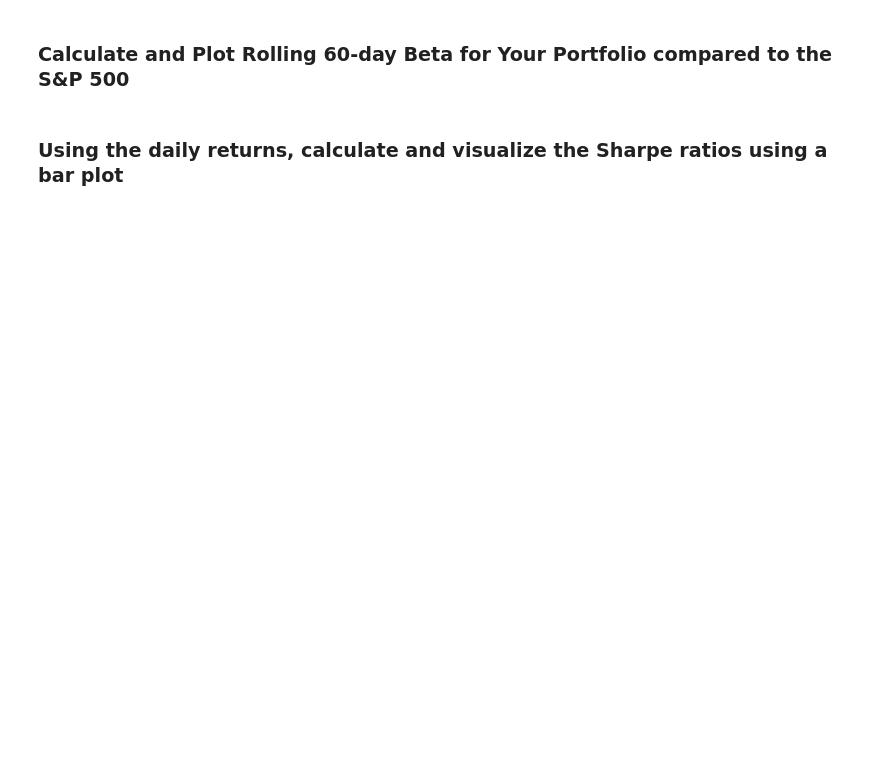
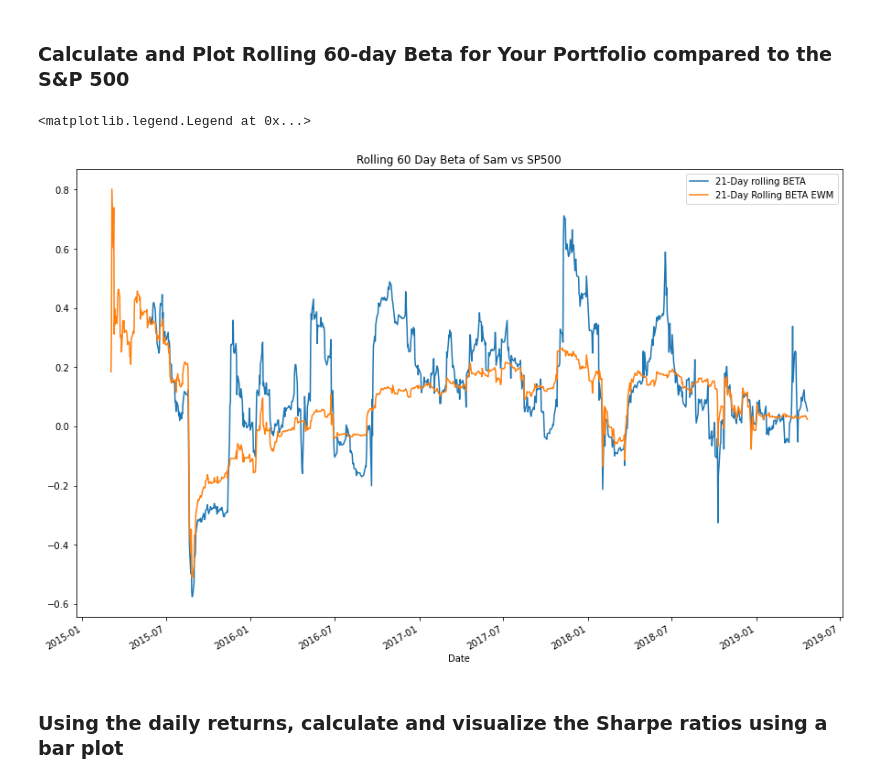
Before and after one commit to spearl7076/Unit4-Homework, a Jupyter notebook: whale_analysis.ipynb, the cells around one changed output. Cells and saved outputs as stored; diff of their text form; code cells hidden in the pictures; blank space fills up the shorter version.

```diff
--- a/whale_analysis.ipynb
+++ b/whale_analysis.ipynb
@@ -471,3 +598,21 @@ weights = [1/3, 1/3, 1/3]
+# %%
+# Calculate and plot Beta
+sam_cov60D = total_portfolio['Sam'].rolling(window=60).cov(total_portfolio['SP500'])
+sam_cov60D_ewm = total_portfolio['Sam'].ewm(halflife=60).cov(total_portfolio['SP500'])
+# Calculate 60-day rolling variance of S&P 500
+Total_SPvar60D = total_portfolio['SP500'].rolling(window=60).var()
+Total_SPvar60D_ewm = total_portfolio['SP500'].ewm(halflife=60).var()
+# Computing beta
+sam_beta60D = sam_cov60D / Total_SPvar60D
+sam_beta60D_ewm = sam_cov60D_ewm / Total_SPvar60D_ewm
+# Plot beta trend
+ax = sam_beta60D.plot(figsize=[15,10], title="Rolling 60 Day Beta of Sam vs SP500")
+sam_beta60D_ewm.plot(ax=ax)
+ax.legend(['21-Day rolling BETA','21-Day Rolling BETA EWM'])
+#sam_beta60D.plot(figsize=[15,10], title="Rolling 60 Day Beta of Sam vs SP500")
+# %% [output]
+<matplotlib.legend.Legend at 0x...>
+[figure, added]
 # %% [markdown]
 ### Using the daily returns, calculate and visualize the Sharpe ratios using a bar plot
 # %%
```
Also changed, not shown: parts of 25 cells of this notebook, 3 other files.
